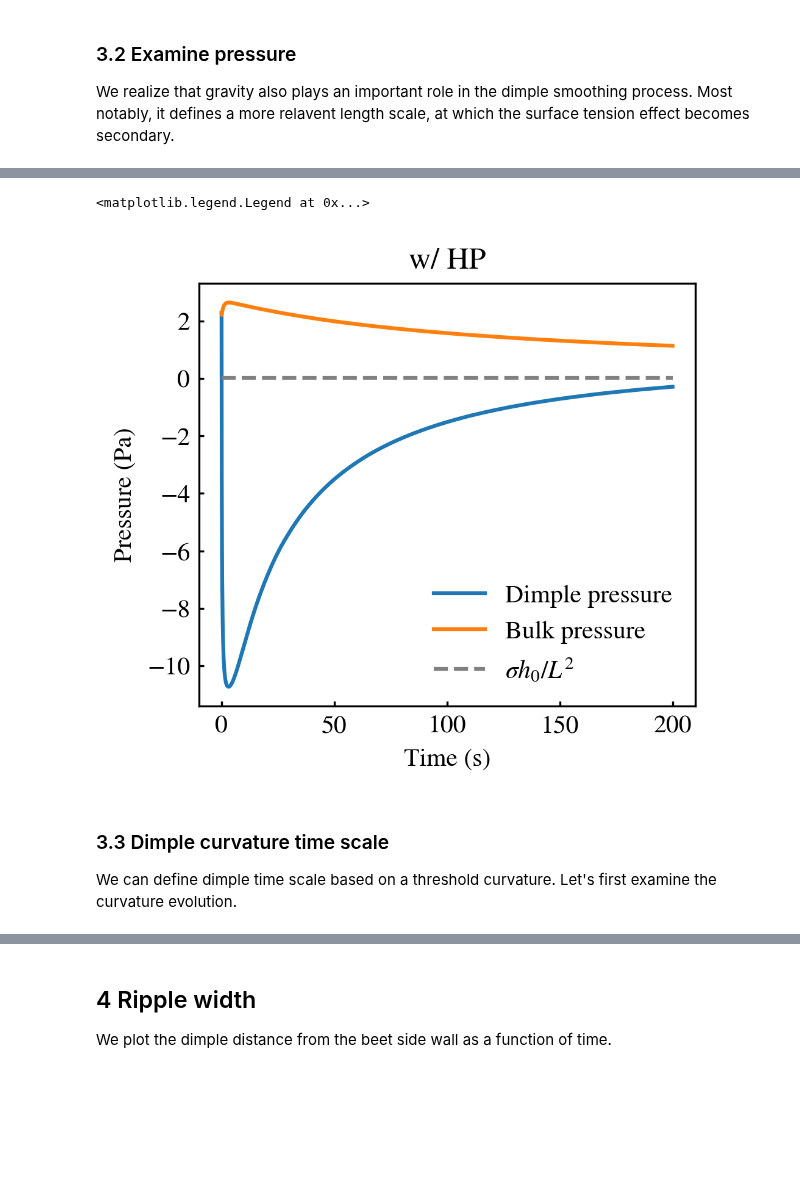
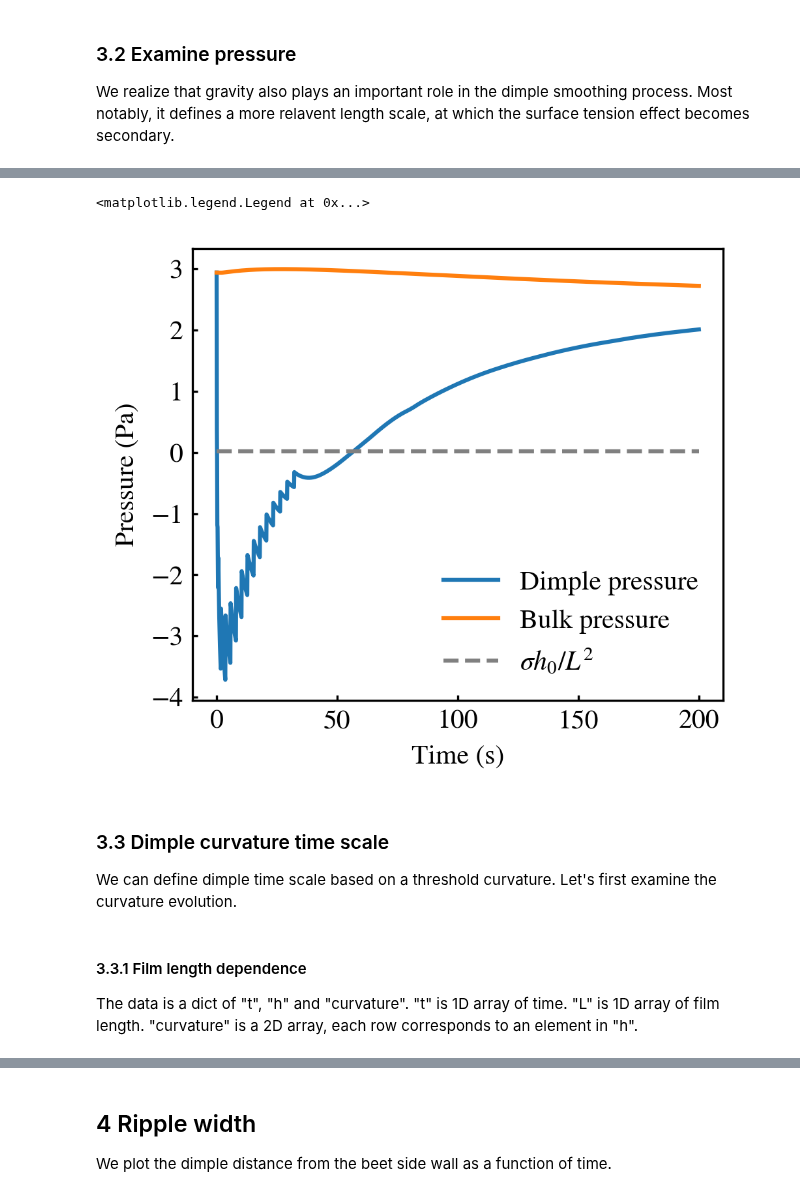
Before and after one commit to ZLoverty/WPM, a Jupyter notebook: Code/Response_to_reviewers.ipynb, the cells around one changed output, grey strips where cells are left out. Cells and saved outputs as stored; diff of their text form; code cells hidden in the pictures; blank space fills up the shorter version.

Commit message:
understand the time scale

```diff
--- a/Code/Response_to_reviewers.ipynb
+++ b/Code/Response_to_reviewers.ipynb
@@ -214,8 +234,8 @@ We note that the pressure scaling $p\sim \sigma/h$ is by no means a perfect choi
 
 We realize that gravity also plays an important role in the dimple smoothing process. Most notably, it defines a more relavent length scale, at which the surface tension effect becomes secondary.
 # %%
-folder = r"G:\My Drive\Research projects\WPM\Data\Simulation\L24"
-filename = "mu_1.00e-02_sigma_4.20e-02_h0_2.32e-04_L_2.40e-02"
+folder = os.path.join(base_folder, "Research projects", "WPM", "Data", "Simulation", "parameters", "length")
+filename = "mu_1.00e-02_sigma_4.20e-02_h0_3.00e-04_L_1.00e-02"
 df = pd.read_csv(os.path.join(folder, filename+".csv")).set_index("x")
 # %%
 from scipy.sparse import diags, kron, identity
@@ -249,7 +267,7 @@ h = df.iloc[:, 1000].values
 h = df.iloc[:, 1000].values
 fig, ax = plt.subplots(figsize=(3.5, 3), dpi=300)
 ax.plot(df.index, h, color=bestcolor(0))
-ax.set_xlim(0, 24)
+ax.set_xlim(0, df.index.max())
 ax.set_xlabel("Distance, $x$ (mm)")
 ax.set_ylabel("Height, $h$ (mm)")
 ax2 = ax.twinx()
@@ -282,30 +328,3 @@ $$
 Clearly, this scaling underestimate the pressure in the liquid film, which is the driving force that smooths the dimple out.
 
 Below, we plot the temporal evolution of the pressure at the dimple and in the bulk film.
-# %%
-fig, ax = plt.subplots(1, 2, figsize=(7, 3), dpi=300, sharey=True, sharex=True, gridspec_kw={'wspace': 0.1})
-p_dimple = []
-p_bulk = []
-p_dimple_g = []
-p_bulk_g = []
-for i in range(df.shape[1]):
-    h = df.iloc[:, i].values
-    p = YL_equation(h)
-    min_index = np.argmin(h[:30])
-    p_dimple_g.append(p[min_index])
-    p_bulk_g.append(p[40:80].mean())
-    p_dimple.append(p[min_index] - rho * g * h[min_index] * 1e-3)
-    p_bulk.append(p[40:80].mean() - rho* g * h[40:80].mean()*1e-3)
-t = df.T.index.astype(float)
-ax[0].plot(t, p_dimple_g, label="Dimple pressure")
-ax[0].plot(t, p_bulk_g, label="Bulk pressure")
-ax[1].plot(t, p_dimple, label="Dimple pressure")
-ax[1].plot(t, p_bulk, label="Bulk pressure")
-ax[0].plot([0, 200], [0.017, 0.017], "--", color="gray", label="$\sigma h_0/L^2$")
-ax[1].plot([0, 200], [0.017, 0.017], "--", color="gray")
-ax[0].set_ylabel("Pressure (Pa)")
-ax[0].set_xlabel("Time (s)")
-ax[1].set_xlabel("Time (s)")
-ax[0].set_title("w/ HP")
-ax[1].set_title("w/o HP")
-ax[0].legend(frameon=False, )
@@ -317,5 +331,3 @@ How does dimple pressure evolve over time? Is it a power-law? We plot the pressu
-# %%
-df = pd.read_csv(r"G:\My Drive\Research projects\WPM\Data\Simulation\pressure\mu_1.00e-02_sigma_4.20e-02_h0_2.32e-04_L_2.40e-02.csv").set_index("x")
 # %%
 rho = 1e3
 sigma = 42e-3
@@ -336,27 +353,26 @@ D2x = D2x / (dx)**2
 # %%
 fig, ax = plt.subplots(figsize=(3.5, 3), dpi=300, sharey=True, sharex=True, gridspec_kw={'wspace': 0.1})
 p_dimple = []
 p_bulk = []
 p_dimple_g = []
 p_bulk_g = []
 for i in range(df.shape[1]):
     h = df.iloc[:, i].values
     p = YL_equation(h)
     min_index = np.argmin(h[:30])
-    p_dimple_g.append(p[min_index].mean())
+    p_dimple_g.append(p[min_index])
     p_bulk_g.append(p[200:400].mean())
 t = df.T.index.astype(float)
 ax.plot(t, (np.array(p_dimple_g)), label="Dimple pressure")
 ax.plot(t, p_bulk_g, label="Bulk pressure")
 ax.plot([0, 200], [0.017, 0.017], "--", color="gray", label="$\sigma h_0/L^2$")
 ax.set_ylabel("Pressure (Pa)")
 ax.set_xlabel("Time (s)")
-ax.set_title("w/ HP")
 ax.legend(frameon=False, )
 # ax.loglog()
 # %% [output]
 <matplotlib.legend.Legend at 0x...>
-[figure, old version]
+[figure, new version]
 # %% [markdown]
 ### 3.3 Dimple curvature time scale
 
@@ -365,0 +382,4 @@ folder =
+# %% [markdown]
+#### 3.3.1 Film length dependence
+
+The data is a dict of "t", "h" and "curvature". "t" is 1D array of time. "L" is 1D array of film length. "curvature" is a 2D array, each row corresponds to an element in "h".
```
Also changed, not shown: parts of 68 cells of this notebook, 1 other file.
